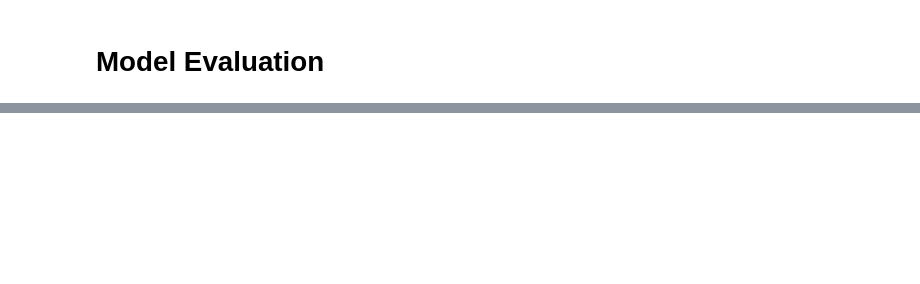
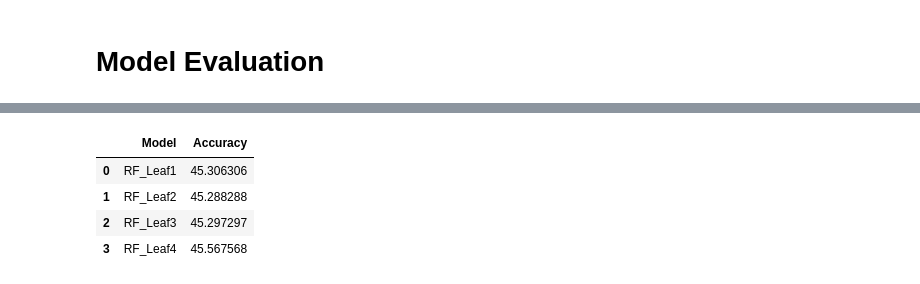
Before and after one commit to Srikhanth14/Data_Analysis_Projects, a Jupyter notebook: HealthCare_Resource_Optimization.ipynb, the cells around one changed output, grey strips where cells are left out. Cells and saved outputs as stored; diff of their text form; code cells hidden in the pictures; blank space fills up the shorter version.

```diff
--- a/HealthCare_Resource_Optimization.ipynb
+++ b/HealthCare_Resource_Optimization.ipynb
@@ -551,0 +552,25 @@ print(feature_importances)
+# %%
+Random_Forest_Models ={
+    'RF_Leaf1': RandomForestClassifier(n_estimators=300,random_state=2,max_depth=10,min_samples_split=10,min_samples_leaf=1),
+    'RF_Leaf2': RandomForestClassifier(n_estimators=300,random_state=2,max_depth=10,min_samples_split=10,min_samples_leaf=2),
+    'RF_Leaf3': RandomForestClassifier(n_estimators=300,random_state=2,max_depth=10,min_samples_split=10,min_samples_leaf=5),
+    'RF_Leaf4': RandomForestClassifier(n_estimators=300,random_state=2,max_depth=20,min_samples_split=20,min_samples_leaf=10)
+    }
+
+Random_Results=[]
+
+for model_name, model in Random_Forest_Models.items():
+      model.fit(X_train, Y_train)
+      Y_pred = model.predict(X_test)
+      accuracy = accuracy_score(Y_test, Y_pred)*100
+      Random_Results.append([model_name, accuracy])
+
+# Create a DataFrame to store results
+Results_Random_df = pd.DataFrame(Random_Results, columns=['Model', 'Accuracy'])
+Results_Random_df
+# %% [output]
+|  | Model | Accuracy |
+| 0 | RF_Leaf1 | 45.306306 |
+| 1 | RF_Leaf2 | 45.288288 |
+| 2 | RF_Leaf3 | 45.297297 |
+| 3 | RF_Leaf4 | 45.567568 |
```
Also changed, not shown: parts of 12 cells of this notebook.
